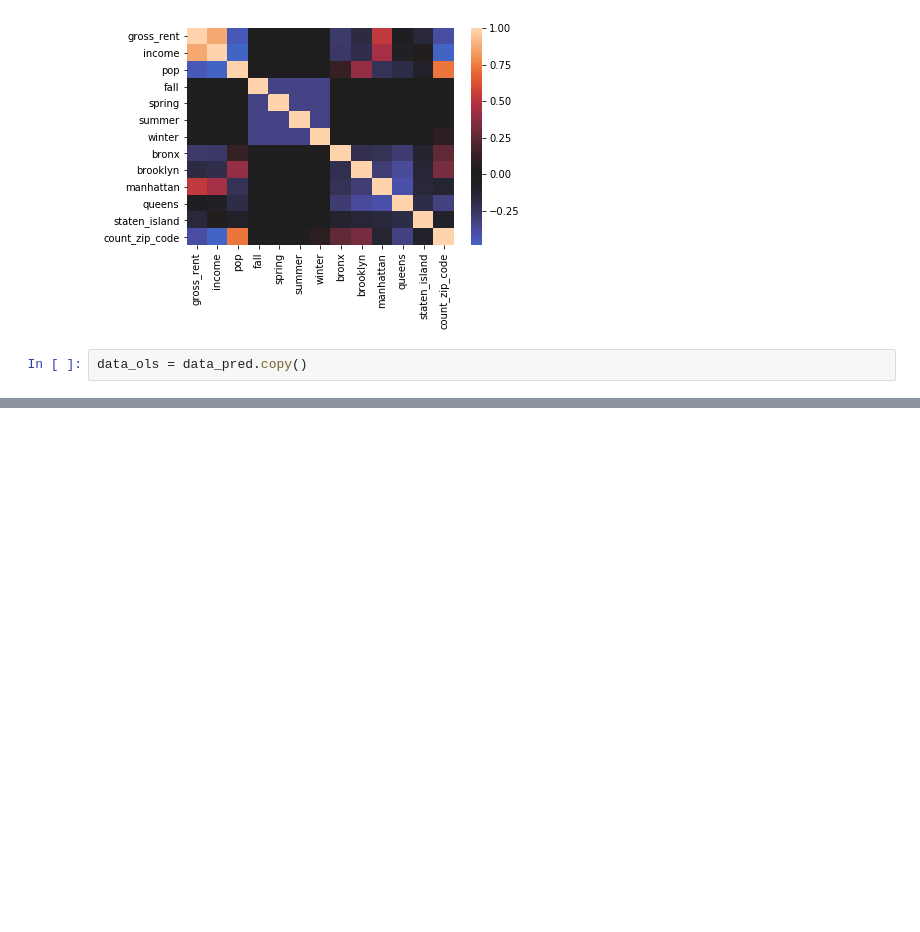
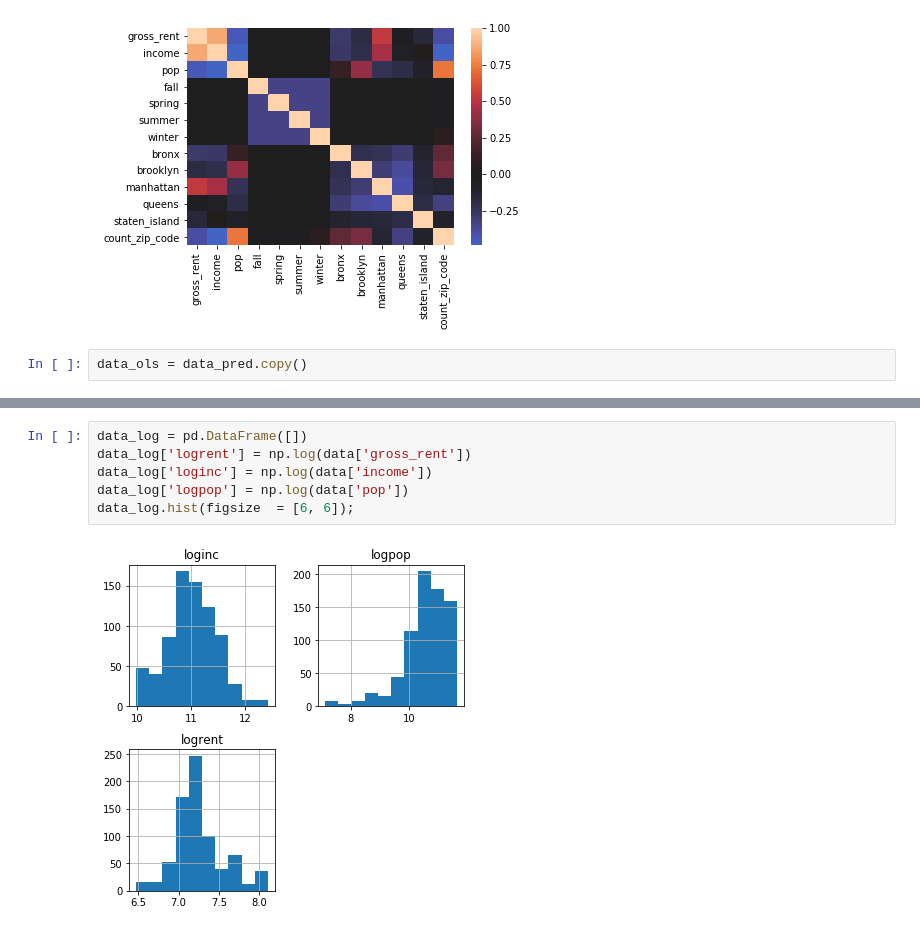
Before and after one commit to kahartman2/Project_NYC_311, a Jupyter notebook: regression_analysis.ipynb, the cells around one changed output, grey strips where cells are left out. Cells and saved outputs as stored; diff of their text form; blank space fills up the shorter version.

```diff
--- a/regression_analysis.ipynb
+++ b/regression_analysis.ipynb
@@ -122,0 +147,8 @@ strong multicollinearity problems or that the design matrix is singular.
+# %%
+data_log = pd.DataFrame([])
+data_log['logrent'] = np.log(data['gross_rent'])
+data_log['loginc'] = np.log(data['income'])
+data_log['logpop'] = np.log(data['pop'])
+data_log.hist(figsize  = [6, 6]);
+# %% [output]
+[figure, added]
```
Also changed, not shown: parts of 17 cells of this notebook.
